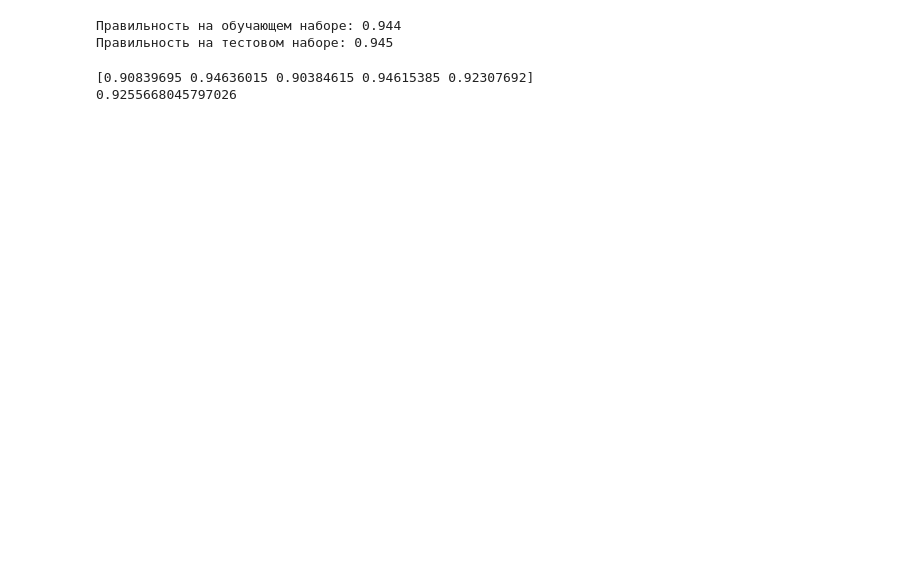
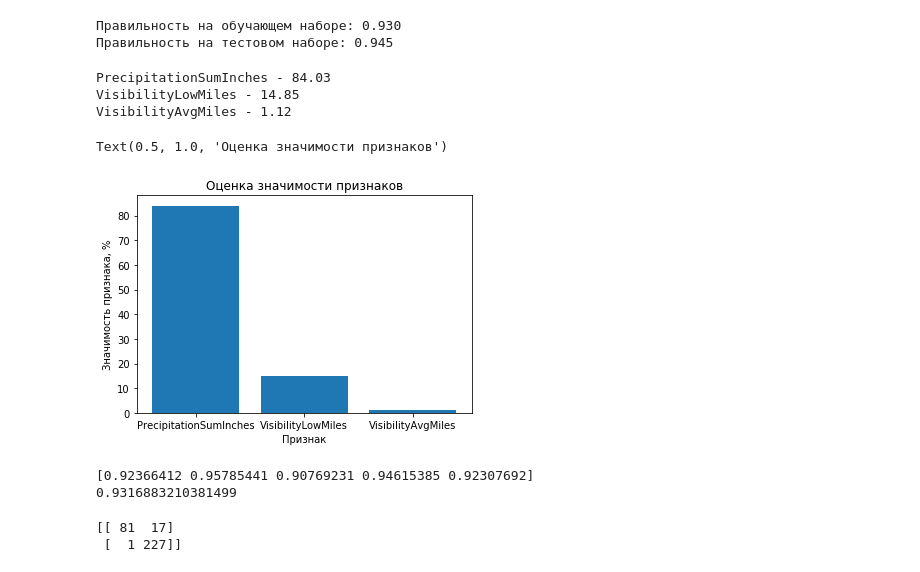
Before and after one commit to ZmiyProjects/DataAnalysisLabs, a Jupyter notebook: Задание 3 Решающие деревья/austin_weather.ipynb, the cells around one changed output. Drawn from its saved outputs; the diff is of its cells as text; code cells hidden in the pictures; blank space fills up the shorter version.

```diff
--- a/Задание 3 Решающие деревья/austin_weather.ipynb
+++ b/Задание 3 Решающие деревья/austin_weather.ipynb
@@ -61,0 +131,6 @@ df_austin.head()
+# %%
+features = [
+     'PrecipitationSumInches',
+     'VisibilityLowMiles',
+     'VisibilityAvgMiles'
+]
@@ -62,18 +139,46 @@ df_austin.head()
 # %%
-X_train, X_test, y_train, y_test = train_test_split(df_austin[features], df_austin['Binary'], random_state=0)
+X_train, X_test, y_train, y_test = train_test_split(
+    df_austin[features],
+    df_austin['Binary'],
+    random_state=0
+)
+
 tree_class = tree.DecisionTreeClassifier(
-    random_state=42, max_depth=5, criterion='entropy', max_features=len(features)
+    random_state=42, max_depth=3,
+    criterion='entropy', max_features=len(features)
 )
+
 tree_class.fit(X_train, y_train)
 print("Правильность на обучающем наборе: {:.3f}".format(tree_class.score(X_train, y_train)))
 print("Правильность на тестовом наборе: {:.3f}".format(tree_class.score(X_test, y_test)))
 # %% [output]
-Правильность на обучающем наборе: 0.944
+Правильность на обучающем наборе: 0.930
 Правильность на тестовом наборе: 0.945
+# %%
+for i, j in zip(features, tree_class.feature_importances_):
+    print(f"{i} - {j * 100:.2f}")
+# %% [output]
+PrecipitationSumInches - 84.03
+VisibilityLowMiles - 14.85
+VisibilityAvgMiles - 1.12
+# %%
+plt.bar(features, tree_class.feature_importances_*100)
+plt.ylabel("Значимость признака, %")
+plt.xlabel("Признак")
+plt.title("Оценка значимости признаков")
+# %% [output]
+Text(0.5, 1.0, 'Оценка значимости признаков')
+[figure, added]
 # %%
-cross = cross_val_score(binary_tree_class, df_austin[features], df_austin['Binary'], cv=5)
+cross = cross_val_score(tree_class, df_austin[features], df_austin['Binary'], cv=5)
 print(cross)
 print(np.mean(cross))
 # %% [output]
-[0.90839695 0.94636015 0.90384615 0.94615385 0.92307692]
-0.9255668045797026
+[0.92366412 0.95785441 0.90769231 0.94615385 0.92307692]
+0.9316883210381499
+# %%
+pred_binary = tree_class.predict(X_test)
+print(confusion_matrix(y_test, pred_binary))
+# %% [output]
+[[ 81  17]
+ [  1 227]]
```
Also changed, not shown: parts of 23 cells of this notebook, 32 other files.
